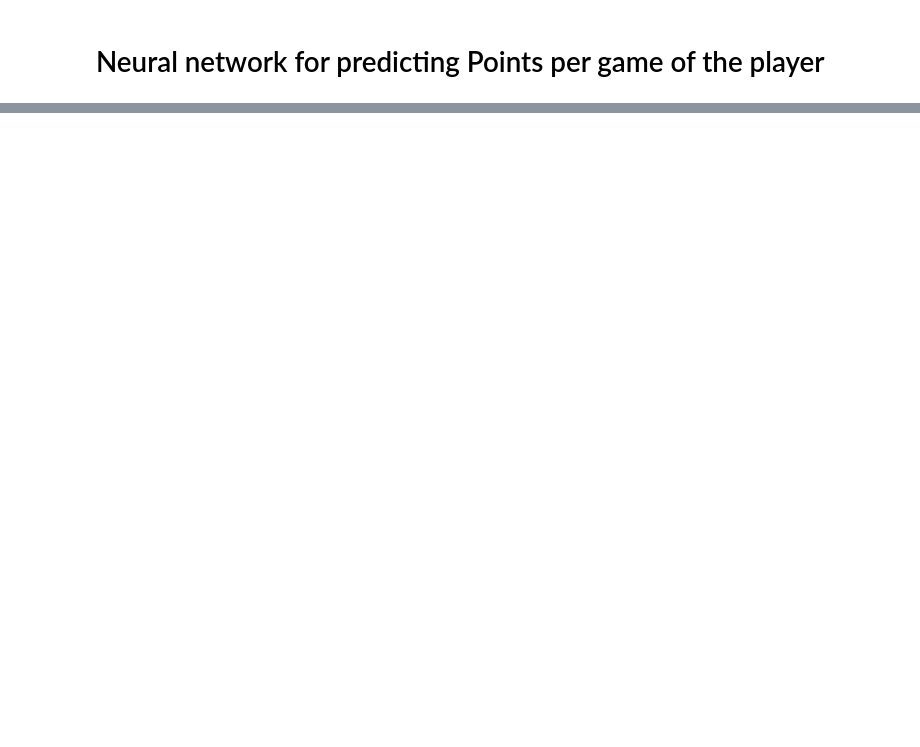
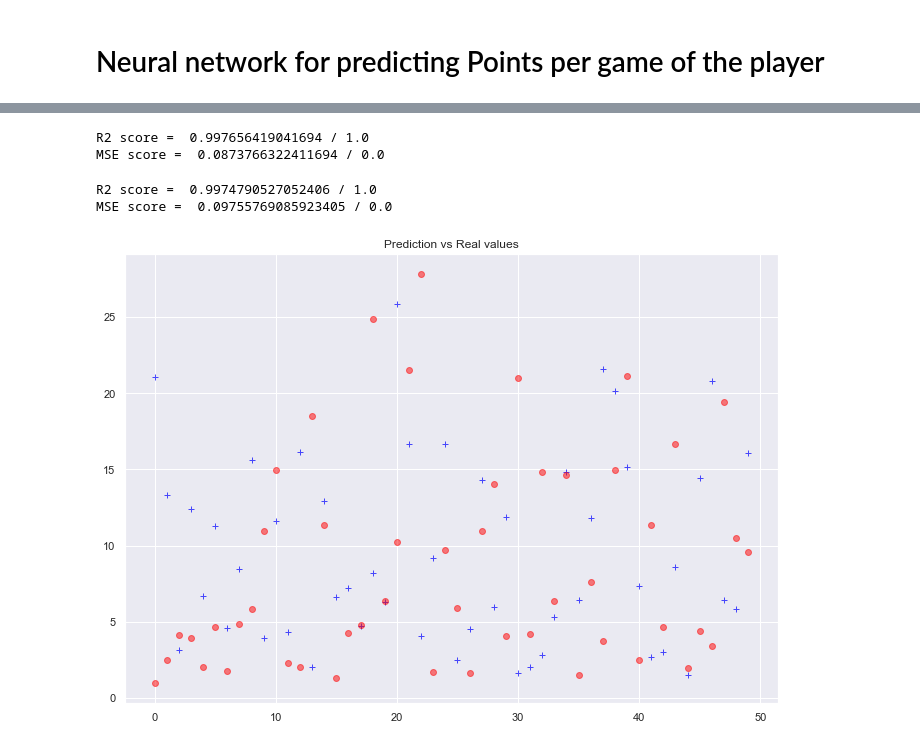
Before and after one commit to vimalsubbiah7/NBA-EDA-and-PPG-prediction, a Jupyter notebook: MyNotebbok.ipynb, the cells around one changed output, grey strips where cells are left out. Drawn from its saved outputs; the diff is of its cells as text; code cells hidden in the pictures; blank space fills up the shorter version.

```diff
--- a/MyNotebbok.ipynb
+++ b/MyNotebbok.ipynb
@@ -1315,0 +1351,6 @@ plt.show()
+# %%
+X = train.drop(['ppg'], axis=1).values
+y = train['ppg'].values
+# %%
+X_train, X_test, y_train, y_test = train_test_split(X, y, test_size=0.2, random_state=1)
+X_train, X_val, y_train, y_val = train_test_split(X_train, y_train, test_size=0.2, random_state=1)
@@ -1315,0 +1401,32 @@ plt.show()
+# %%
+from sklearn.metrics import r2_score
+from sklearn.metrics import mean_squared_error
+
+predictions = RFR.predict(X_val)
+y_validation_RF = y_val
+
+print('R2 score = ',r2_score(y_validation_RF, predictions), '/ 1.0')
+print('MSE score = ',mean_squared_error(y_validation_RF, predictions), '/ 0.0')
+# %% [output]
+R2 score =  0.997656419041694 / 1.0
+MSE score =  0.0873766322411694 / 0.0
+# %%
+# test data predictions
+predictions = RFR.predict(X_test)
+
+y_test_RF = y_test
+
+print('R2 score = ',r2_score(y_test_RF, predictions), '/ 1.0')
+print('MSE score = ',mean_squared_error(y_test_RF, predictions), '/ 0.0')
+# %% [output]
+R2 score =  0.9974790527052406 / 1.0
+MSE score =  0.09755769085923405 / 0.0
+# %%
+import matplotlib.pyplot as plt
+
+plt.plot(y_validation_RF[0:50], '+', color ='blue', alpha=0.7)
+plt.plot(predictions[0:50], 'ro', color ='red', alpha=0.5)
+plt.title('Prediction vs Real values')
+plt.show()
+# %% [output]
+[figure, added]
```
Also changed, not shown: parts of 20 cells of this notebook, 1 other file.
